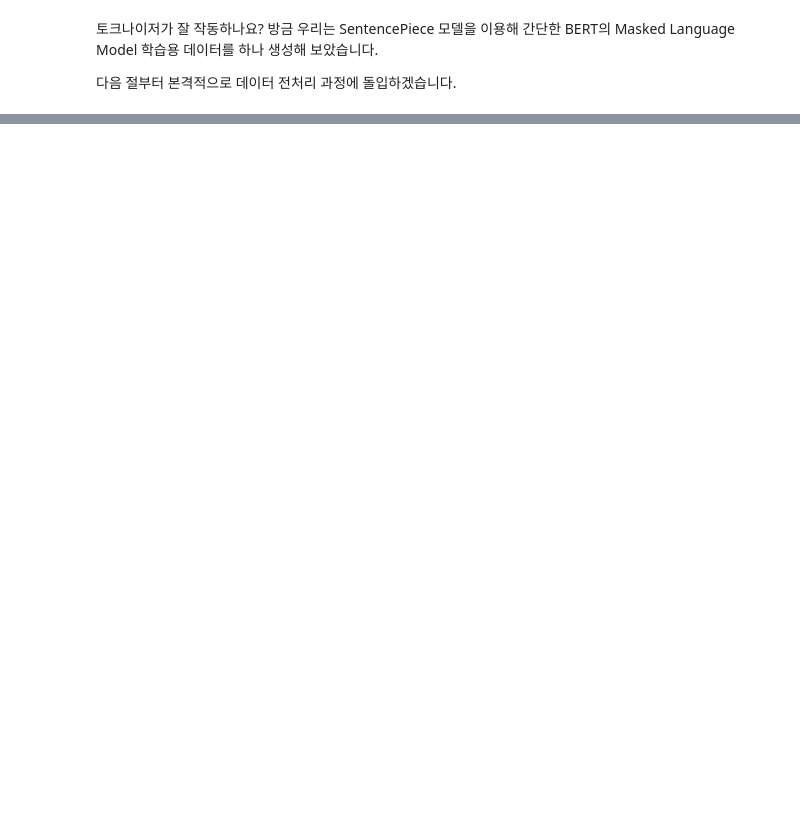
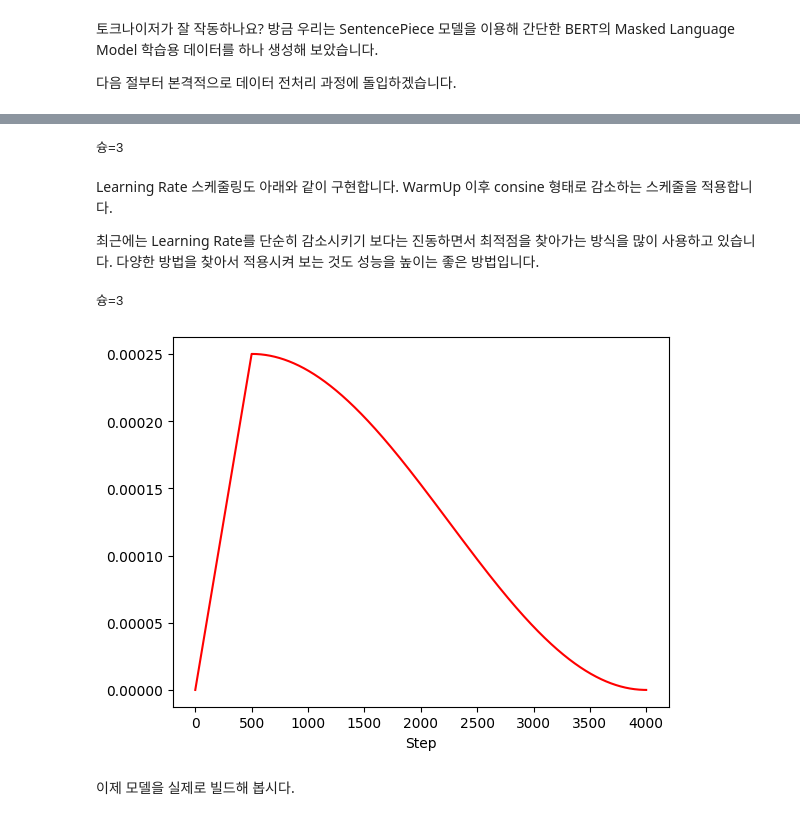
Before and after one commit to ziippy/modoo-nlp, a Jupyter notebook: 20_make_BERT_pretrained_model.ipynb, the cells around one changed output, grey strips where cells are left out. Saved outputs shown, nothing was run; the diff lists cells and outputs as text; code cells hidden in the pictures; blank space fills up the shorter version.

```diff
--- a/20_make_BERT_pretrained_model.ipynb
+++ b/20_make_BERT_pretrained_model.ipynb
@@ -124,0 +1527,71 @@ print(tokens_org)
+# %%
+def lm_acc(y_true, y_pred):
+    """
+    acc 계산 함수
+    :param y_true: 정답 (bs, n_seq)
+    :param y_pred: 예측 값 (bs, n_seq, n_vocab)
+    """
+    # 정답 여부 확인
+    y_pred_class = tf.cast(K.argmax(y_pred, axis=-1), tf.float32)
+    matches = tf.cast(K.equal(y_true, y_pred_class), tf.float32)
+    # pad(0) 인 부분 mask
+    mask = tf.cast(tf.math.not_equal(y_true, 0), dtype=matches.dtype)
+    matches *= mask
+    # 정확도 계산
+    accuracy = K.sum(matches) / K.maximum(K.sum(mask), 1)
+    return accuracy
+print("슝=3")
+# %% [output]
+슝=3
+# %% [markdown]
+Learning Rate 스케줄링도 아래와 같이 구현합니다. WarmUp 이후 consine 형태로 감소하는 스케줄을 적용합니다.
+
+최근에는 Learning Rate를 단순히 감소시키기 보다는 진동하면서 최적점을 찾아가는 방식을 많이 사용하고 있습니다. 다양한 방법을 찾아서 적용시켜 보는 것도 성능을 높이는 좋은 방법입니다.
+# %%
+class CosineSchedule(tf.keras.optimizers.schedules.LearningRateSchedule):
+    """
+    CosineSchedule Class
+    """
+    def __init__(self, train_steps=4000, warmup_steps=2000, max_lr=2.5e-4):
+        """
+        생성자
+        :param train_steps: 학습 step 총 합
+        :param warmup_steps: warmup steps
+        :param max_lr: 최대 learning rate
+        """
+        super().__init__()
+
+        assert 0 < warmup_steps < train_steps
+        self.warmup_steps = warmup_steps
+        self.train_steps = train_steps
+        self.max_lr = max_lr
+
+    def __call__(self, step_num):
+        """
+        learning rate 계산
+        :param step_num: 현재 step number
+        :retrun: 계산된 learning rate
+        """
+        state = tf.cast(step_num <= self.warmup_steps, tf.float32)
+        lr1 = tf.cast(step_num, tf.float32) / self.warmup_steps
+        progress = tf.cast(step_num - self.warmup_steps, tf.float32) / max(1, self.train_steps - self.warmup_steps)
+        lr2 = 0.5 * (1.0 + tf.math.cos(math.pi * progress))
+        return (state * lr1 + (1 - state) * lr2) * self.max_lr
+print("슝=3")
+# %% [output]
+슝=3
+# %%
+# compute lr
+test_schedule = CosineSchedule(train_steps=4000, warmup_steps=500)
+lrs = []
+for step_num in range(4000):
+    lrs.append(test_schedule(float(step_num)).numpy())
+
+# draw
+plt.plot(lrs, 'r-', label='learning_rate')
+plt.xlabel('Step')
+plt.show()
+# %% [output]
+[figure, added]
+# %% [markdown]
+이제 모델을 실제로 빌드해 봅시다.
```
Also changed, not shown: parts of 90 cells of this notebook, 2 other files.
